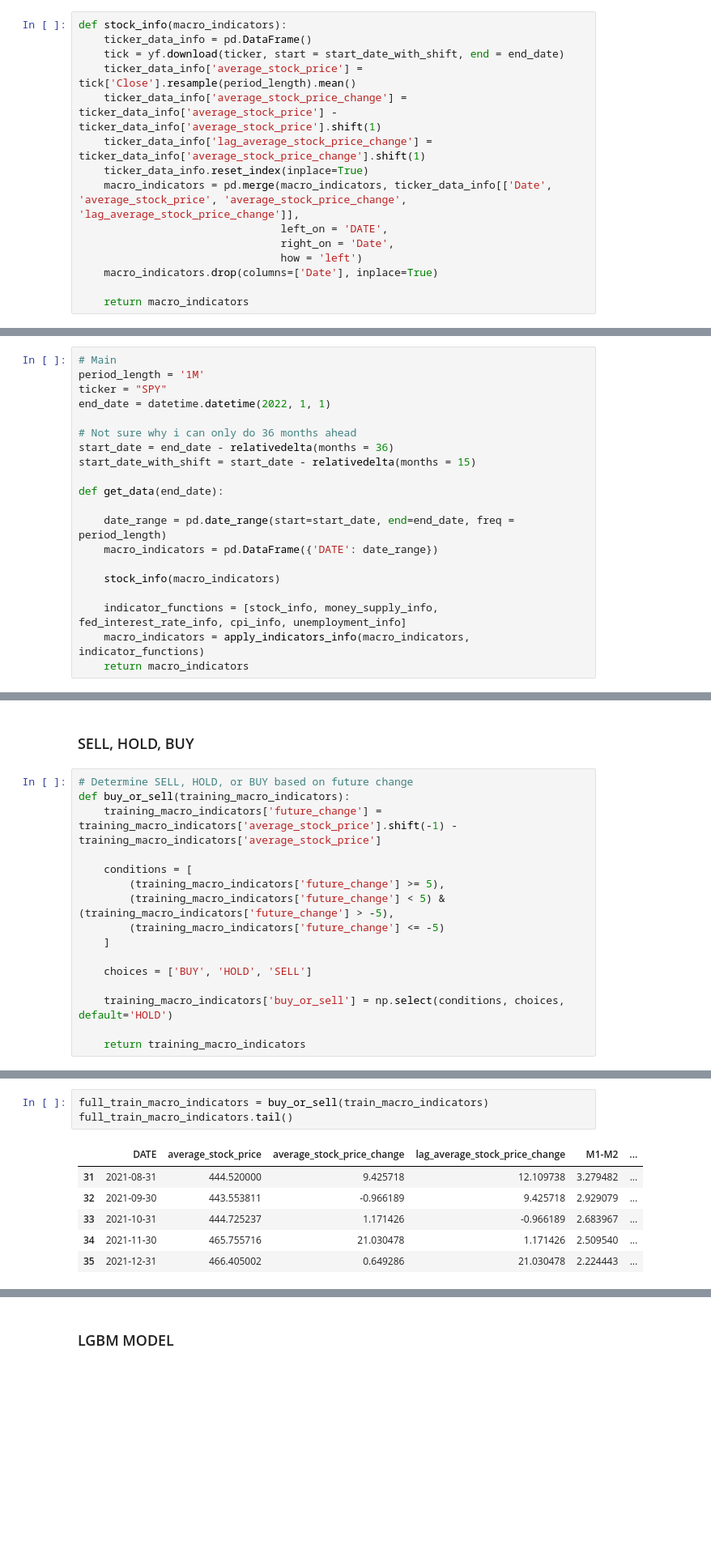
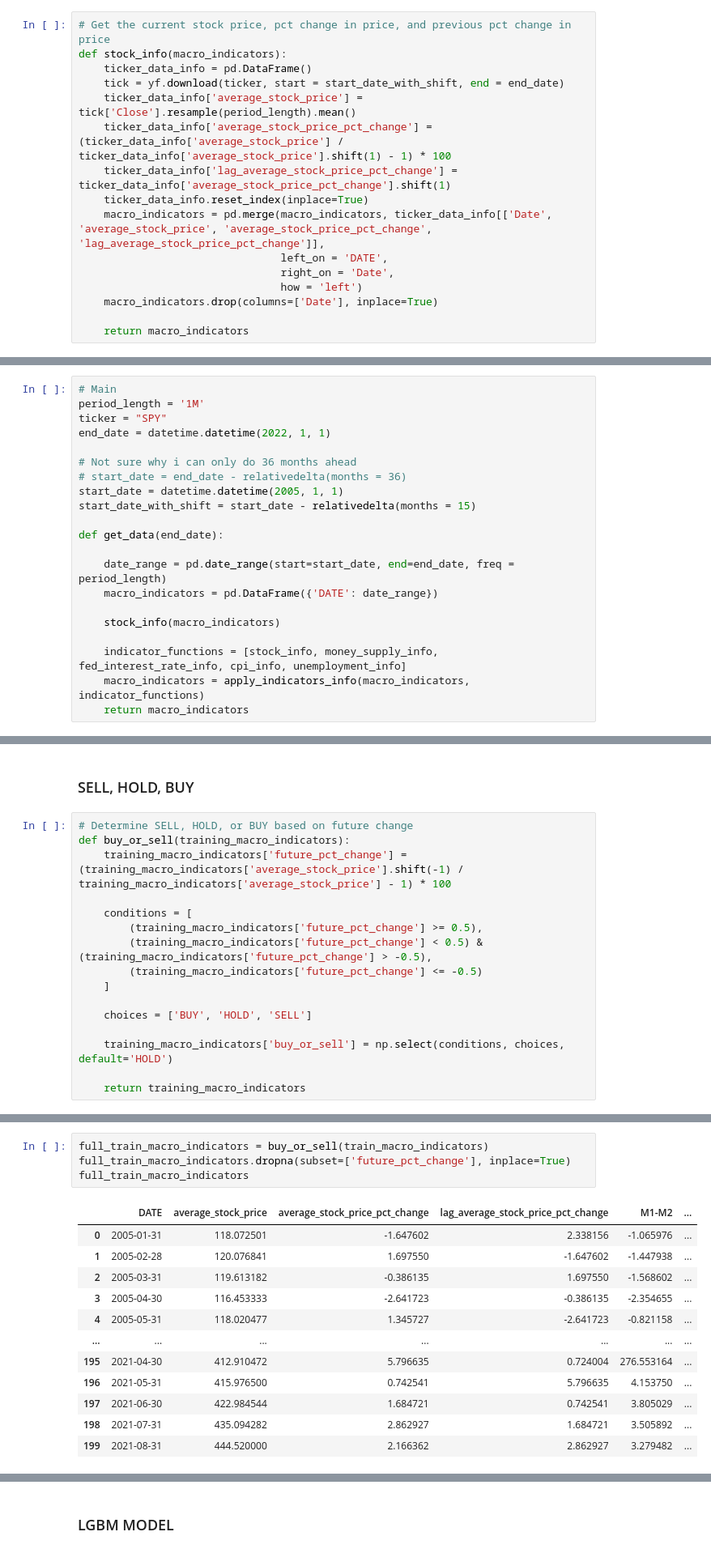
Before and after one commit to Jamieho1/Investment_Sentiment_Analysis, a Jupyter notebook: macro-analysis-code.ipynb, the cells around one changed output, grey strips where cells are left out. Shown at 81% size. Drawn from its saved outputs; the diff is of its cells as text; blank space fills up the shorter version.

```diff
--- a/macro-analysis-code.ipynb
+++ b/macro-analysis-code.ipynb
@@ -31,14 +31,15 @@ from sklearn.preprocessing import LabelEncoder
 # %% [markdown]
 # Economy Sample Stock
 # %%
+# Get the current stock price, pct change in price, and previous pct change in price
 def stock_info(macro_indicators):
     ticker_data_info = pd.DataFrame()
     tick = yf.download(ticker, start = start_date_with_shift, end = end_date)
     ticker_data_info['average_stock_price'] = tick['Close'].resample(period_length).mean()
-    ticker_data_info['average_stock_price_change'] = ticker_data_info['average_stock_price'] - ticker_data_info['average_stock_price'].shift(1)
-    ticker_data_info['lag_average_stock_price_change'] = ticker_data_info['average_stock_price_change'].shift(1)
+    ticker_data_info['average_stock_price_pct_change'] = (ticker_data_info['average_stock_price'] / ticker_data_info['average_stock_price'].shift(1) - 1) * 100
+    ticker_data_info['lag_average_stock_price_pct_change'] = ticker_data_info['average_stock_price_pct_change'].shift(1)
     ticker_data_info.reset_index(inplace=True)
-    macro_indicators = pd.merge(macro_indicators, ticker_data_info[['Date', 'average_stock_price', 'average_stock_price_change', 'lag_average_stock_price_change']],
+    macro_indicators = pd.merge(macro_indicators, ticker_data_info[['Date', 'average_stock_price', 'average_stock_price_pct_change', 'lag_average_stock_price_pct_change']],
                                 left_on = 'DATE',
                                 right_on = 'Date',
                                 how = 'left')
@@ -186,7 +190,8 @@ ticker = "SPY"
 end_date = datetime.datetime(2022, 1, 1)
 
 # Not sure why i can only do 36 months ahead
-start_date = end_date - relativedelta(months = 36)
+# start_date = end_date - relativedelta(months = 36)
+start_date = datetime.datetime(2005, 1, 1)
 start_date_with_shift = start_date - relativedelta(months = 15)
 
 def get_data(end_date):
@@ -212,12 +217,12 @@ macro_indicators = get_data(end_date)
 # %%
 # Determine SELL, HOLD, or BUY based on future change
 def buy_or_sell(training_macro_indicators):
-    training_macro_indicators['future_change'] = training_macro_indicators['average_stock_price'].shift(-1) - training_macro_indicators['average_stock_price']
+    training_macro_indicators['future_pct_change'] = (training_macro_indicators['average_stock_price'].shift(-1) / training_macro_indicators['average_stock_price'] - 1) * 100
 
     conditions = [
-        (training_macro_indicators['future_change'] >= 5),
-        (training_macro_indicators['future_change'] < 5) & (training_macro_indicators['future_change'] > -5),
-        (training_macro_indicators['future_change'] <= -5)
+        (training_macro_indicators['future_pct_change'] >= 0.5),
+        (training_macro_indicators['future_pct_change'] < 0.5) & (training_macro_indicators['future_pct_change'] > -0.5),
+        (training_macro_indicators['future_pct_change'] <= -0.5)
     ]
 
     choices = ['BUY', 'HOLD', 'SELL']
@@ -230,10 +250,17 @@ train_macro_indicators = macro_indicators
 # %%
 full_train_macro_indicators = buy_or_sell(train_macro_indicators)
-full_train_macro_indicators.tail()
+full_train_macro_indicators.dropna(subset=['future_pct_change'], inplace=True)
+full_train_macro_indicators
 # %% [output]
-|  | DATE | average_stock_price | average_stock_price_change | lag_average_stock_price_change | M1-M2 | ... |
-| 31 | 2021-08-31 | 444.520000 | 9.425718 | 12.109738 | 3.279482 | ... |
-| 32 | 2021-09-30 | 443.553811 | -0.966189 | 9.425718 | 2.929079 | ... |
-| 33 | 2021-10-31 | 444.725237 | 1.171426 | -0.966189 | 2.683967 | ... |
-| 34 | 2021-11-30 | 465.755716 | 21.030478 | 1.171426 | 2.509540 | ... |
-| 35 | 2021-12-31 | 466.405002 | 0.649286 | 21.030478 | 2.224443 | ... |
+|  | DATE | average_stock_price | average_stock_price_pct_change | lag_average_stock_price_pct_change | M1-M2 | ... |
+| 0 | 2005-01-31 | 118.072501 | -1.647602 | 2.338156 | -1.065976 | ... |
+| 1 | 2005-02-28 | 120.076841 | 1.697550 | -1.647602 | -1.447938 | ... |
+| 2 | 2005-03-31 | 119.613182 | -0.386135 | 1.697550 | -1.568602 | ... |
+| 3 | 2005-04-30 | 116.453333 | -2.641723 | -0.386135 | -2.354655 | ... |
+| 4 | 2005-05-31 | 118.020477 | 1.345727 | -2.641723 | -0.821158 | ... |
+| ... | ... | ... | ... | ... | ... | ... |
+| 195 | 2021-04-30 | 412.910472 | 5.796635 | 0.724004 | 276.553164 | ... |
+| 196 | 2021-05-31 | 415.976500 | 0.742541 | 5.796635 | 4.153750 | ... |
+| 197 | 2021-06-30 | 422.984544 | 1.684721 | 0.742541 | 3.805029 | ... |
+| 198 | 2021-07-31 | 435.094282 | 2.862927 | 1.684721 | 3.505892 | ... |
+| 199 | 2021-08-31 | 444.520000 | 2.166362 | 2.862927 | 3.279482 | ... |
```
Also changed, not shown: parts of 7 cells of this notebook.
